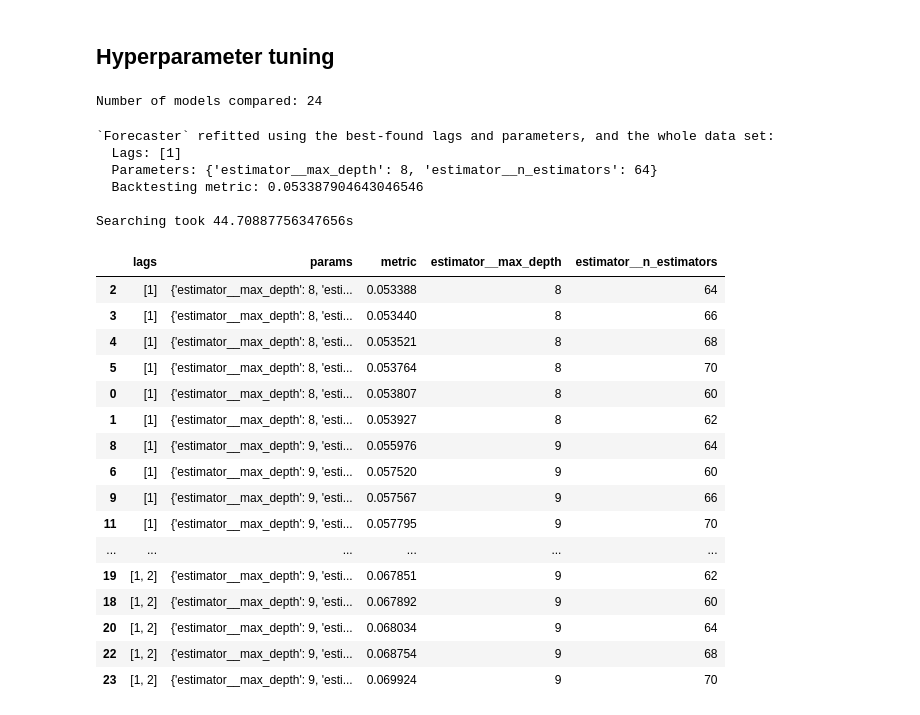
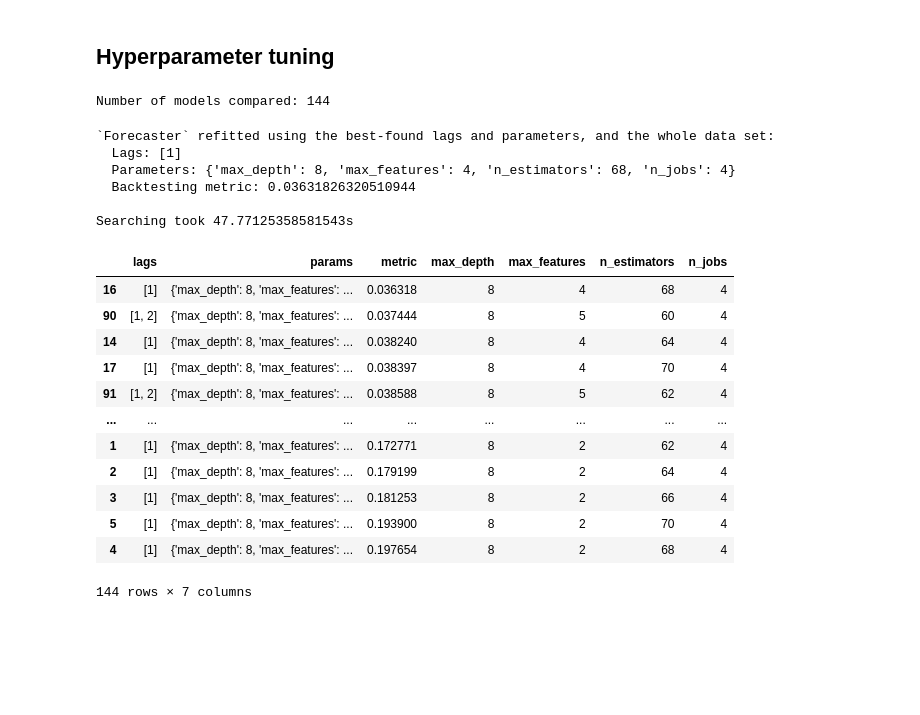
Before and after one commit to LortSkit/Bachelor-project, a Jupyter notebook: Forecasting/RandomForest/Random-Forest-Decision-Tree-Plot.ipynb, the cells around one changed output. Drawn from its saved outputs; the diff is of its cells as text; code cells hidden in the pictures; blank space fills up the shorter version.

```diff
--- a/Forecasting/RandomForest/Random-Forest-Decision-Tree-Plot.ipynb
+++ b/Forecasting/RandomForest/Random-Forest-Decision-Tree-Plot.ipynb
@@ -137,59 +137,57 @@ train_series.head(1000)
 ## Hyperparameter tuning
 # %%
 forecaster = ForecasterAutoreg(
-                regressor = RFE(RandomForestRegressor(random_state=123, n_jobs=num_cores), n_features_to_select=4),
+                regressor = RandomForestRegressor(random_state=123),
                 lags      = 1 # This value will be replaced in the grid search
              )
 
 # Lags used as predictors
 lags_grid = [1,2]
 
 # Regressor's hyperparameters
-param_grid = {'estimator__n_estimators': [i for i in range(60,72,2)],
-              'estimator__max_depth': [i for i in range(8,10,1)]}
+param_grid = {'n_estimators': [i for i in range(60,72,2)],
+              'max_depth': [i for i in range(8,10,1)],
+              'max_features': [i for i in range(2,8,1)],
+              'n_jobs': [num_cores]}
 start = time.time()
 results_grid = grid_search_forecaster(
                             forecaster         = forecaster,
                             y                  = train_series[24*365-3024:24*365]['val'],
                             exog               = train_series[24*365-3024:24*365].drop(['val'], axis=1),
                             param_grid         = param_grid,
                             lags_grid          = lags_grid,
                             steps              = units_to_forecast,
                             refit              = True,
                             metric             = 'mean_squared_error',
                             initial_train_size = int(3000),
                             return_best        = True,
                             fixed_train_size   = True,
                             verbose            = False
                    )
 end = time.time()
 print("Searching took {}s".format(end-start))
 results_grid
 # %% [output]
-Number of models compared: 24
+Number of models compared: 144
 `Forecaster` refitted using the best-found lags and parameters, and the whole data set:
   Lags: [1]
-  Parameters: {'estimator__max_depth': 8, 'estimator__n_estimators': 64}
-  Backtesting metric: 0.053387904643046546
+  Parameters: {'max_depth': 8, 'max_features': 4, 'n_estimators': 68, 'n_jobs': 4}
+  Backtesting metric: 0.03631826320510944
 
-Searching took 44.70887756347656s
+Searching took 47.77125358581543s
-|  | lags | params | metric | estimator__max_depth | estimator__n_estimators |
-| 2 | [1] | {'estimator__max_depth': 8, 'esti... | 0.053388 | 8 | 64 |
-| 3 | [1] | {'estimator__max_depth': 8, 'esti... | 0.053440 | 8 | 66 |
-| 4 | [1] | {'estimator__max_depth': 8, 'esti... | 0.053521 | 8 | 68 |
-| 5 | [1] | {'estimator__max_depth': 8, 'esti... | 0.053764 | 8 | 70 |
-| 0 | [1] | {'estimator__max_depth': 8, 'esti... | 0.053807 | 8 | 60 |
-| 1 | [1] | {'estimator__max_depth': 8, 'esti... | 0.053927 | 8 | 62 |
-| 8 | [1] | {'estimator__max_depth': 9, 'esti... | 0.055976 | 9 | 64 |
-| 6 | [1] | {'estimator__max_depth': 9, 'esti... | 0.057520 | 9 | 60 |
-| 9 | [1] | {'estimator__max_depth': 9, 'esti... | 0.057567 | 9 | 66 |
-| 11 | [1] | {'estimator__max_depth': 9, 'esti... | 0.057795 | 9 | 70 |
-| ... | ... | ... | ... | ... | ... |
-| 19 | [1, 2] | {'estimator__max_depth': 9, 'esti... | 0.067851 | 9 | 62 |
-| 18 | [1, 2] | {'estimator__max_depth': 9, 'esti... | 0.067892 | 9 | 60 |
-| 20 | [1, 2] | {'estimator__max_depth': 9, 'esti... | 0.068034 | 9 | 64 |
-| 22 | [1, 2] | {'estimator__max_depth': 9, 'esti... | 0.068754 | 9 | 68 |
-| 23 | [1, 2] | {'estimator__max_depth': 9, 'esti... | 0.069924 | 9 | 70 |
+|  | lags | params | metric | max_depth | max_features | n_estimators | n_jobs |
+| 16 | [1] | {'max_depth': 8, 'max_features': ... | 0.036318 | 8 | 4 | 68 | 4 |
+| 90 | [1, 2] | {'max_depth': 8, 'max_features': ... | 0.037444 | 8 | 5 | 60 | 4 |
+| 14 | [1] | {'max_depth': 8, 'max_features': ... | 0.038240 | 8 | 4 | 64 | 4 |
+| 17 | [1] | {'max_depth': 8, 'max_features': ... | 0.038397 | 8 | 4 | 70 | 4 |
+| 91 | [1, 2] | {'max_depth': 8, 'max_features': ... | 0.038588 | 8 | 5 | 62 | 4 |
+| ... | ... | ... | ... | ... | ... | ... | ... |
+| 1 | [1] | {'max_depth': 8, 'max_features': ... | 0.172771 | 8 | 2 | 62 | 4 |
+| 2 | [1] | {'max_depth': 8, 'max_features': ... | 0.179199 | 8 | 2 | 64 | 4 |
+| 3 | [1] | {'max_depth': 8, 'max_features': ... | 0.181253 | 8 | 2 | 66 | 4 |
+| 5 | [1] | {'max_depth': 8, 'max_features': ... | 0.193900 | 8 | 2 | 70 | 4 |
+| 4 | [1] | {'max_depth': 8, 'max_features': ... | 0.197654 | 8 | 2 | 68 | 4 |
+144 rows × 7 columns
 # %%
 start = time.time()
 metric, predictions = backtesting_forecaster(
```
Also changed, not shown: parts of 4 cells of this notebook, 2 other files.
